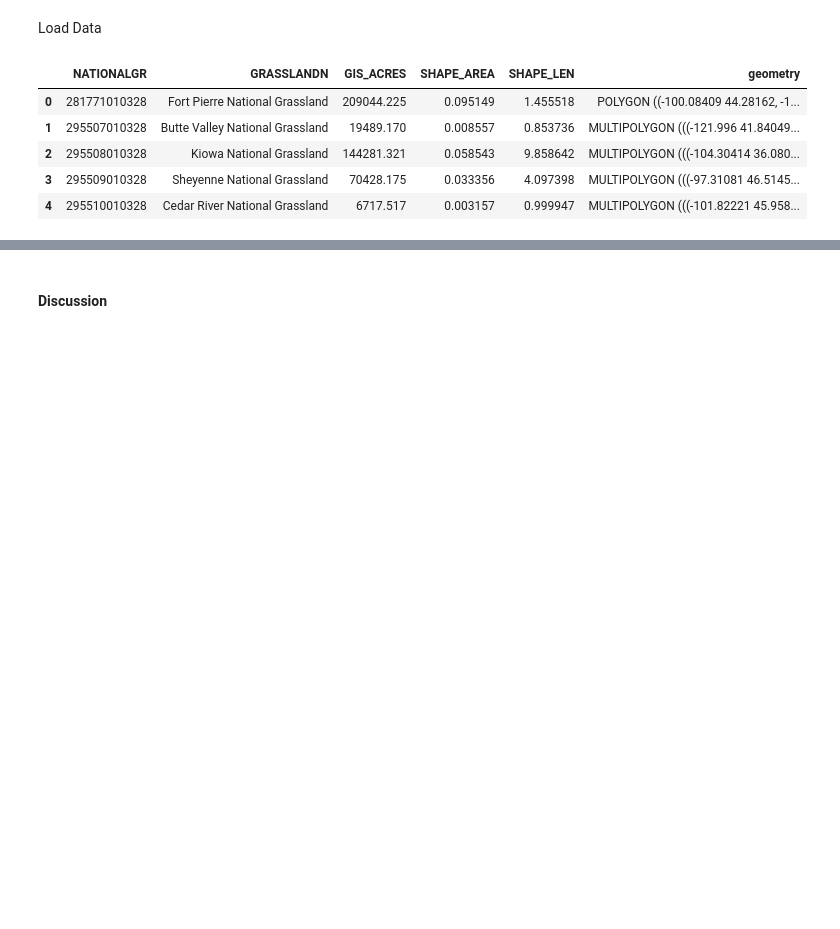
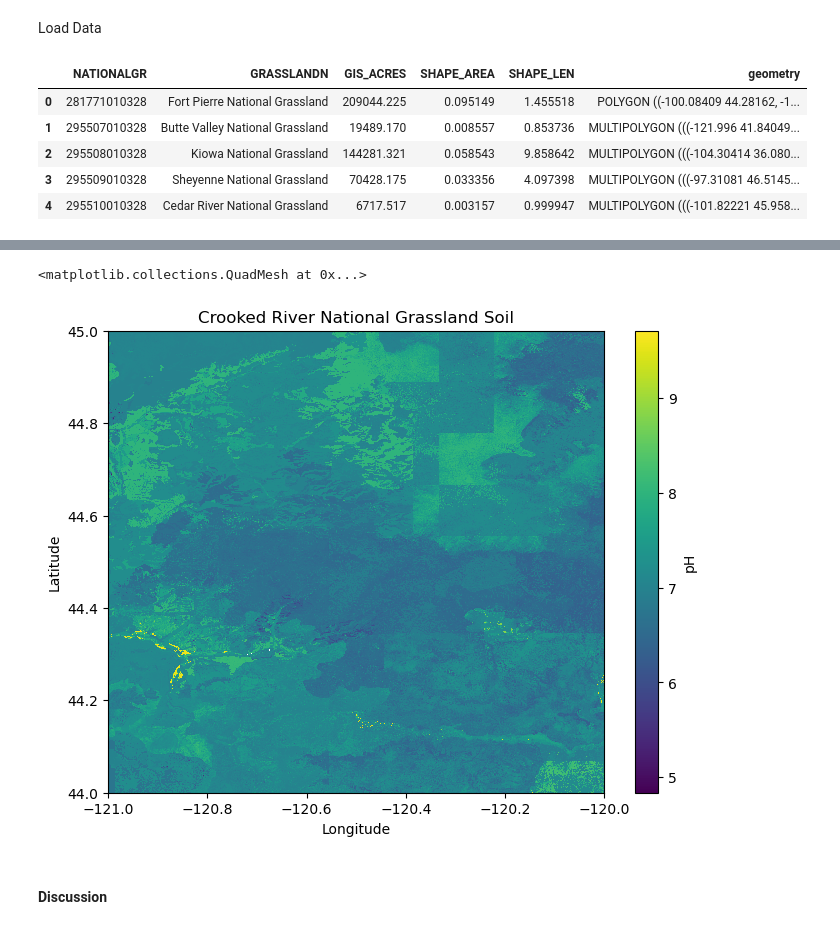
Before and after one commit to lauren-alexandra/habitat-suitability, a Jupyter notebook: habitat-suitability.ipynb, the cells around one changed output, grey strips where cells are left out. Cells and saved outputs as stored; diff of their text form; code cells hidden in the pictures; blank space fills up the shorter version.

```diff
--- a/habitat-suitability.ipynb
+++ b/habitat-suitability.ipynb
@@ -152,3 +183,25 @@ soil_da.plot()
+# %%
+or_soil_da = rxr.open_rasterio(
+    or_polaris_url,
+    mask_and_scale=True # for the fill value
+).squeeze()
+
+fig = plt.figure(figsize=(8, 6))
+ax = plt.axes()
+
+# mean pH values (~5-9 pH)
+or_soil_plt = or_soil_da.plot(cbar_kwargs={'label': 'pH'})
+
+plt.title('Crooked River National Grassland Soil')
+ax.set_xlabel('Longitude')
+ax.set_ylabel('Latitude')
+
+fig.savefig("images/Crooked-River-National-Grassland-Soil.png")
+
+or_soil_plt
+# %% [output]
+<matplotlib.collections.QuadMesh at 0x...>
+[figure, added]
 # %% [markdown]
 #### Discussion
 # %% [markdown]
```
Also changed, not shown: parts of 9 cells of this notebook, 2 other files.
